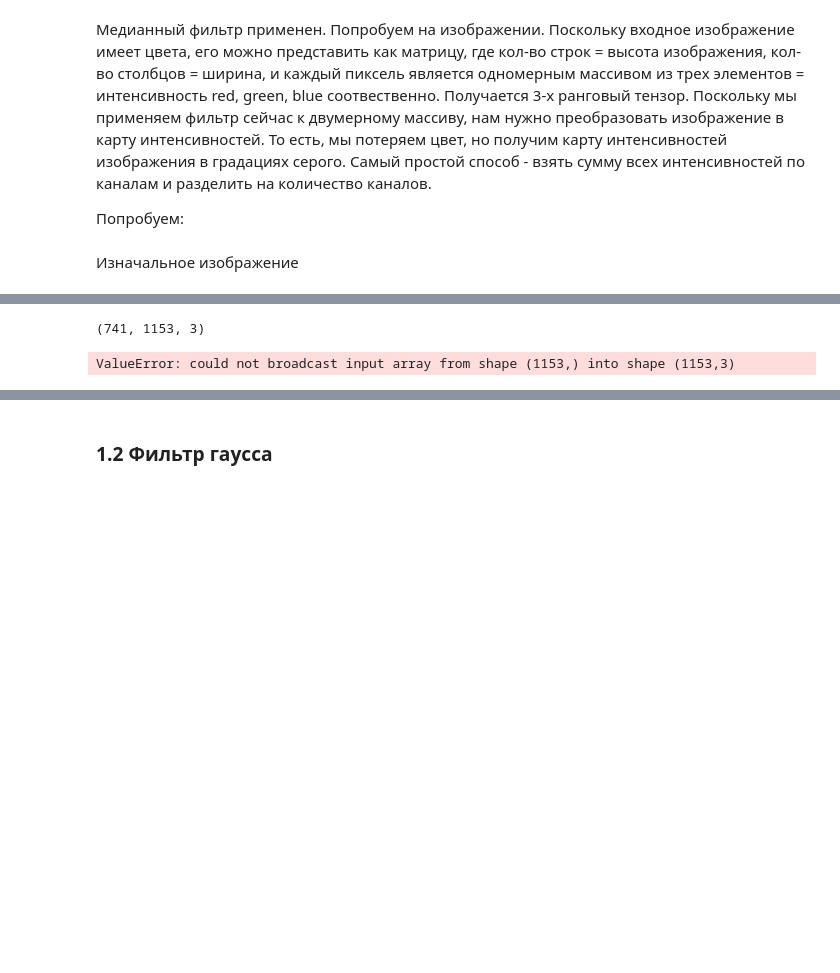
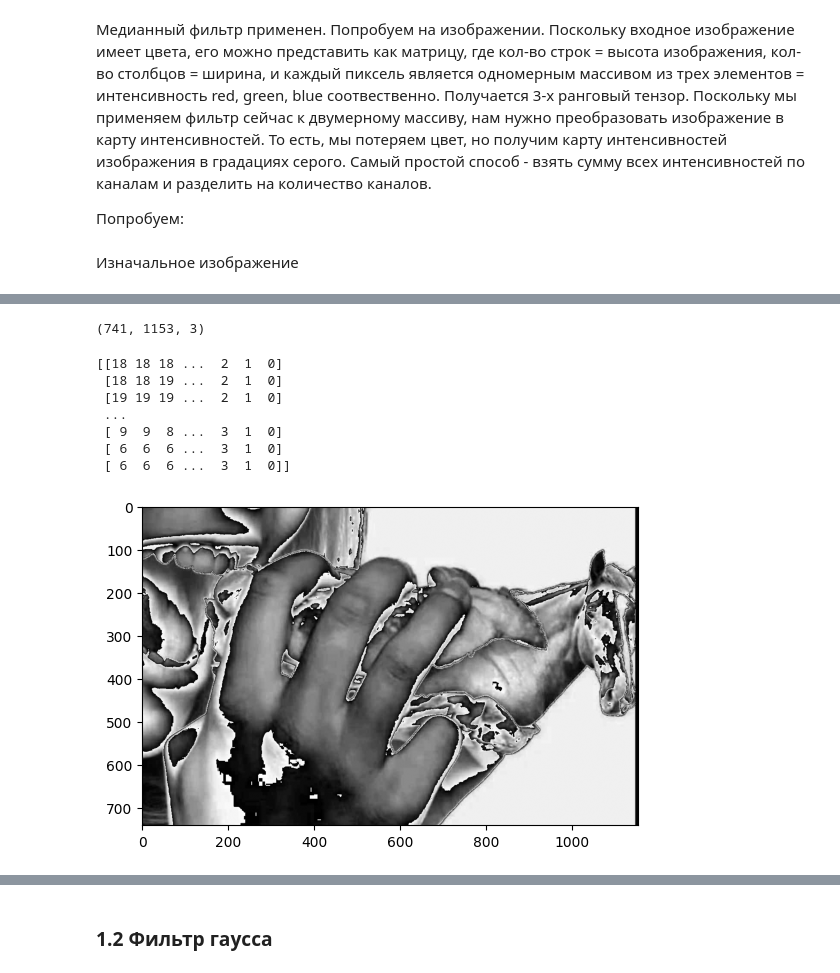
Before and after one commit to arskstn/cv-labs-sem8, a Jupyter notebook: lab1/lab1.ipynb, the cells around one changed output, grey strips where cells are left out. Drawn from its saved outputs; the diff is of its cells as text; code cells hidden in the pictures; blank space fills up the shorter version.

```diff
--- a/lab1/lab1.ipynb
+++ b/lab1/lab1.ipynb
@@ -241,14 +299,19 @@ plt.imshow(image1_RGB)
 # %%
-image1_RGB_intensity = np.array(image1_RGB) #поменять размерность, отбросить третий канал
+height, width, _ = image1_RGB.shape
+image1_RGB_intensity = np.zeros((height, width), dtype='uint8')
 print(image1_RGB.shape)
 for rows in range(image1_RGB.shape[0]):
-    temp_row = np.array([])
     for columns in range(image1_RGB.shape[1]):
-        # разобраться с аппендами и присваиваниями. надо заполнить массив усредненными значениями
-        temp_row = np.append(temp_row, sum(image1_RGB[rows][columns]) // 3)
-    image1_RGB_intensity[rows] = temp_row
-
-    #вывести с интенсивностями
+        image1_RGB_intensity[rows][columns] = sum(image1_RGB[rows][columns]) // 3
+plt.imshow(image1_RGB_intensity, cmap='gray')
+print(image1_RGB_intensity)
 # %% [output]
 (741, 1153, 3)
-ValueError: could not broadcast input array from shape (1153,) into shape (1153,3)
+[[18 18 18 ...  2  1  0]
+ [18 18 19 ...  2  1  0]
+ [19 19 19 ...  2  1  0]
+ ...
+ [ 9  9  8 ...  3  1  0]
+ [ 6  6  6 ...  3  1  0]
+ [ 6  6  6 ...  3  1  0]]
+[figure, added]
```
Also changed, not shown: parts of 10 cells of this notebook.
